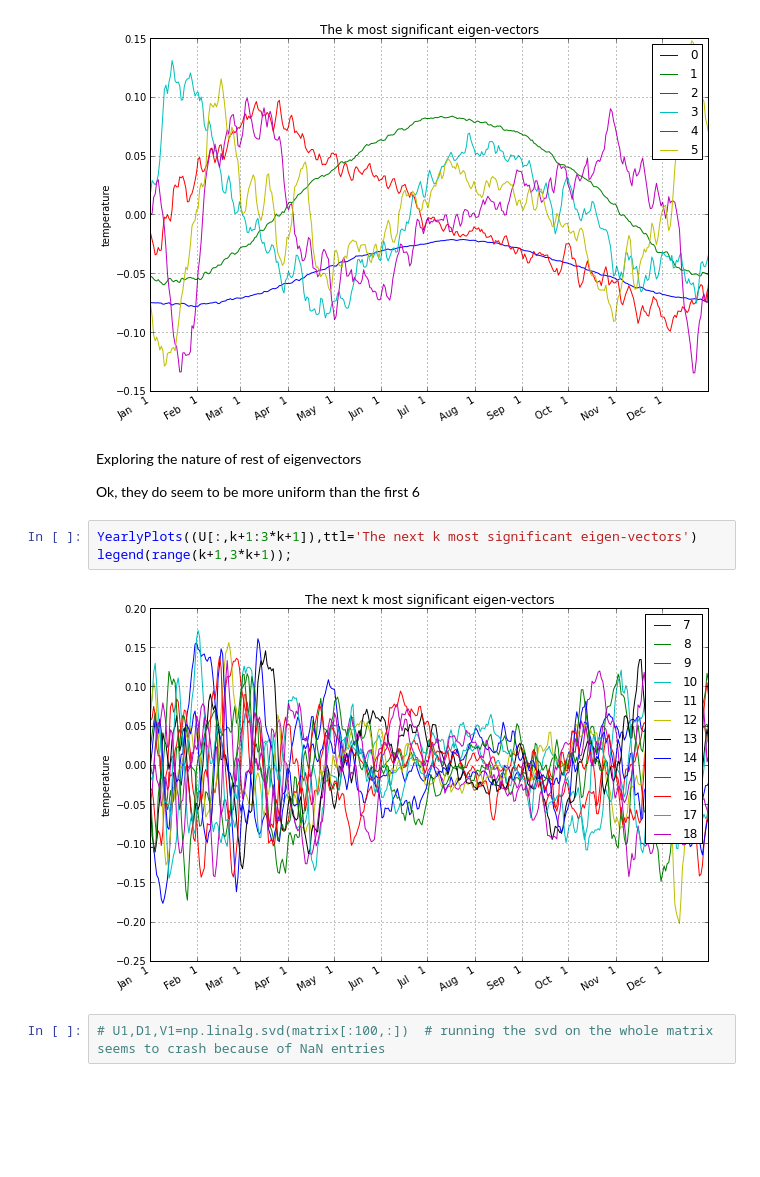
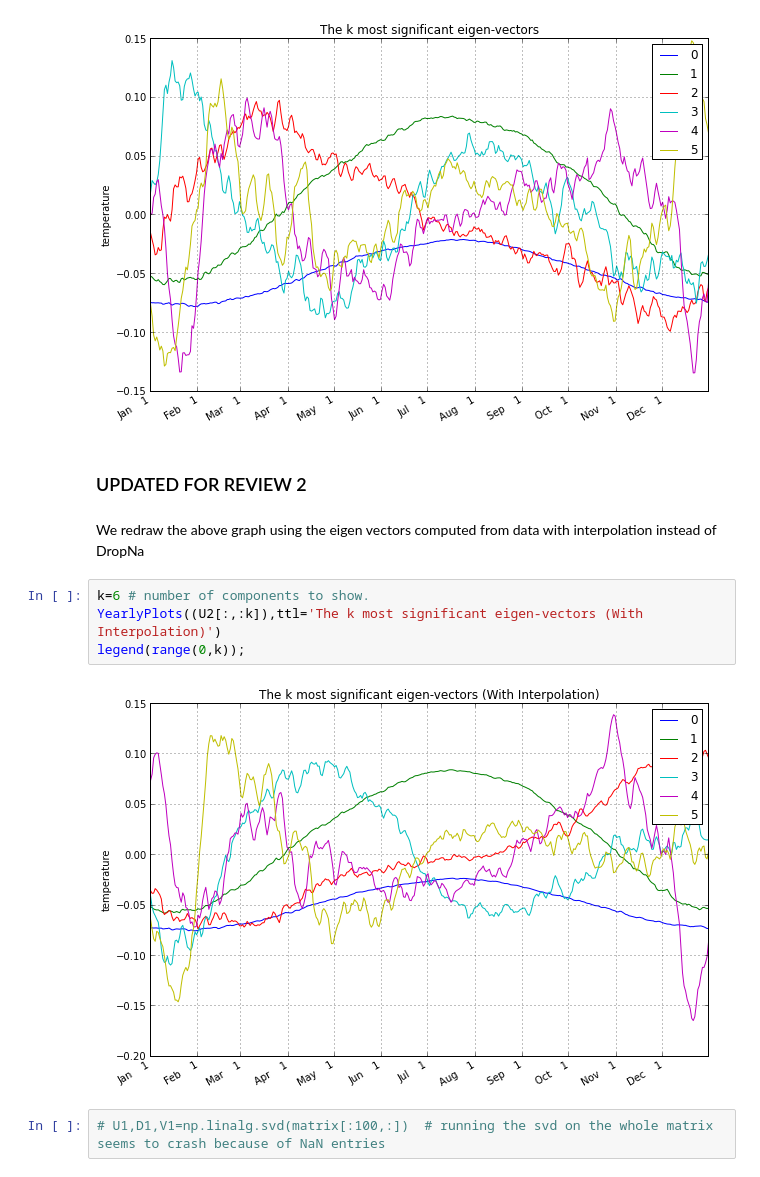
Before and after one commit to suvir/UCSD_BigData, a Jupyter notebook: notebooks/weather/Weather Analysis.ipynb, the cells around one changed output. Saved outputs shown, nothing was run; the diff lists cells and outputs as text; blank space fills up the shorter version.

```diff
--- a/notebooks/weather/Weather Analysis.ipynb
+++ b/notebooks/weather/Weather Analysis.ipynb
@@ -250,15 +334,16 @@ YearlyPlots((U[:,:k]),ttl='The k most significant eigen-vectors')
 legend(range(0,k));
 # %% [output]
 [figure]
-# %% [markdown]
-Exploring the nature of rest of eigenvectors
-
-Ok, they do seem to be more uniform than the first 6
+# %% [markdown]
+### UPDATED FOR REVIEW 2
+# %% [markdown]
+We redraw the above graph using the eigen vectors computed from data with interpolation instead of DropNa
 # %%
-YearlyPlots((U[:,k+1:3*k+1]),ttl='The next k most significant eigen-vectors')
-legend(range(k+1,3*k+1));
+k=6 # number of components to show.
+YearlyPlots((U2[:,:k]),ttl='The k most significant eigen-vectors (With Interpolation)')
+legend(range(0,k));
 # %% [output]
-[figure, old version]
+[figure, new version]
 # %%
 # U1,D1,V1=np.linalg.svd(matrix[:100,:])  # running the svd on the whole matrix seems to crash because of NaN entries
 # %%
```
Also changed, not shown: parts of 10 cells of this notebook.
